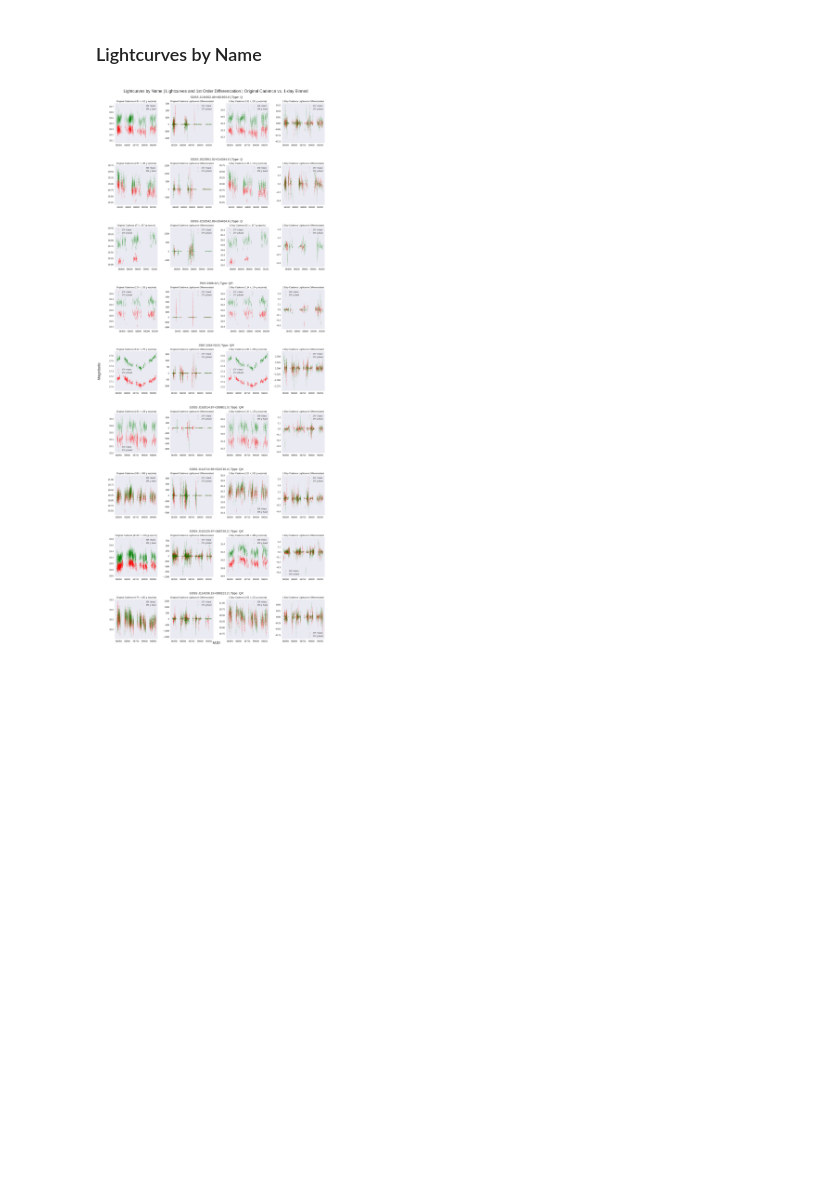
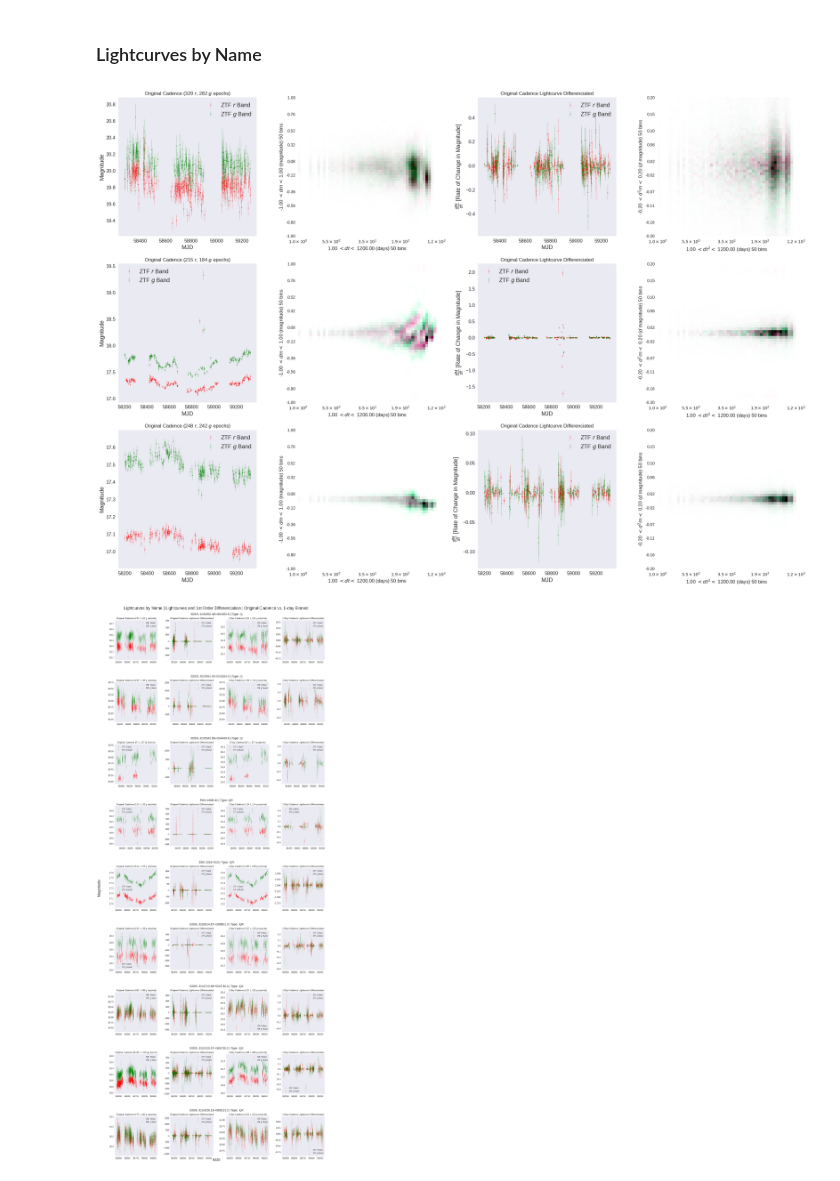
Before and after one commit to sjshamsi/MASS_Thesis, a Jupyter notebook: d2mdt2_Analysis/d2m_dt2/foo.ipynb, the cells around one changed output. Saved outputs shown, nothing was run; the diff lists cells and outputs as text; code cells hidden in the pictures; blank space fills up the shorter version.

```diff
--- a/d2mdt2_Analysis/d2m_dt2/00_Creating_d2m_dt2_Lightcurves.ipynb
+++ b/d2mdt2_Analysis/d2m_dt2/foo.ipynb
@@ -101,6 +93,56 @@ for key in differenciated_curves:
 ## We will plot the differenciated curves
 # %% [markdown]
 ### Lightcurves by Name
+# %%
+dm_bins = np.linspace(-1, 1, 51)
+dt_bins = np.logspace(0, np.log10(1200), 51)
+# %%
+d2m_bins = np.linspace(-0.2, 0.2, 51)
+# %%
+num_examples_per_type = 1
+num_examples = num_examples_per_type * 3
+sample_df = lightcurves_by_name.query("type in @qso_types")
+sample_df = sample_df.groupby('type').sample(num_examples_per_type).reset_index(drop=True)
+
+nrows, ncols = num_examples, 4
+fig, axs = plt.subplots(nrows=nrows, ncols=ncols, figsize=(ncols * 7.5, nrows * 5.5))
+
+for ax_rows, (index, row) in zip(axs, sample_df.iterrows()):
+    object_name = row['name']
+    object_type = row['type']
+
+    r_lightcurve_1day, g_lightcurve_1day = row['r_lightcurve_1day'], row['g_lightcurve_1day']
+    r_lightcurve_diff_1day, g_lightcurve_diff_1day = row['r_dmdt_curve_1day'], row['g_dmdt_curve_1day']
+
+    xlabel = axs[0,0].get_xlabel()
+    ylabel = axs[0,0].get_ylabel()
+    for ax in ax_rows:
+        ax.legend(fontsize=10)
+        ax.set_xlabel('')
+        ax.set_ylabel('')
+
+    draw_lightcurve(ax_rows[0], 'r', r_lightcurve_1day)
+    draw_lightcurve(ax_rows[0], 'g', g_lightcurve_1day)
+    ax_rows[0].set_title(f'Original Cadence ({r_lightcurve_1day.shape[0]} $r$, {g_lightcurve_1day.shape[0]} $g$ epochs)')
+
+    r_dmdt_hist = get_dmdt_histogram(r_lightcurve_1day, dm_bins, dt_bins)[0]
+    g_dmdt_hist = get_dmdt_histogram(g_lightcurve_1day, dm_bins, dt_bins)[0]
+    dmdt_hist = return_showcase_histogram(r_dmdt_hist, g_dmdt_hist)
+    draw_dmdt_rgb_histogram(ax_rows[1], dmdt_hist, dm_bins, dt_bins, dm_nticks=10, dt_nticks=5)
+
+    draw_dmdt_curve(ax_rows[2], 'r', r_lightcurve_diff_1day)
+    draw_dmdt_curve(ax_rows[2], 'g', g_lightcurve_diff_1day)
+    ax_rows[2].set_title(f'Original Cadence Lightcurve Differenciated')
+
+    r_d2mdt2_hist = get_d2mdt2_histogram(r_lightcurve_diff_1day, d2m_bins, dt_bins)[0]
+    g_d2mdt2_hist = get_d2mdt2_histogram(g_lightcurve_diff_1day, d2m_bins, dt_bins)[0]
+    d2mdt2_hist = return_showcase_histogram(r_d2mdt2_hist, g_d2mdt2_hist)
+    draw_d2mdt2_rgb_histogram(ax_rows[3], d2mdt2_hist, d2m_bins, dt_bins, d2m_nticks=10, dt2_nticks=5)
+
+plt.subplots_adjust(top = 0.99, bottom=0.01, hspace=0.2, wspace=0.3)
+plt.show()
+# %% [output]
+[figure, added]
 # %%
 def plot_single_subfig(subfig, ncols, row):
     object_name = row['name']
```
Also changed, not shown: parts of 5 cells of this notebook, 5 other files.
